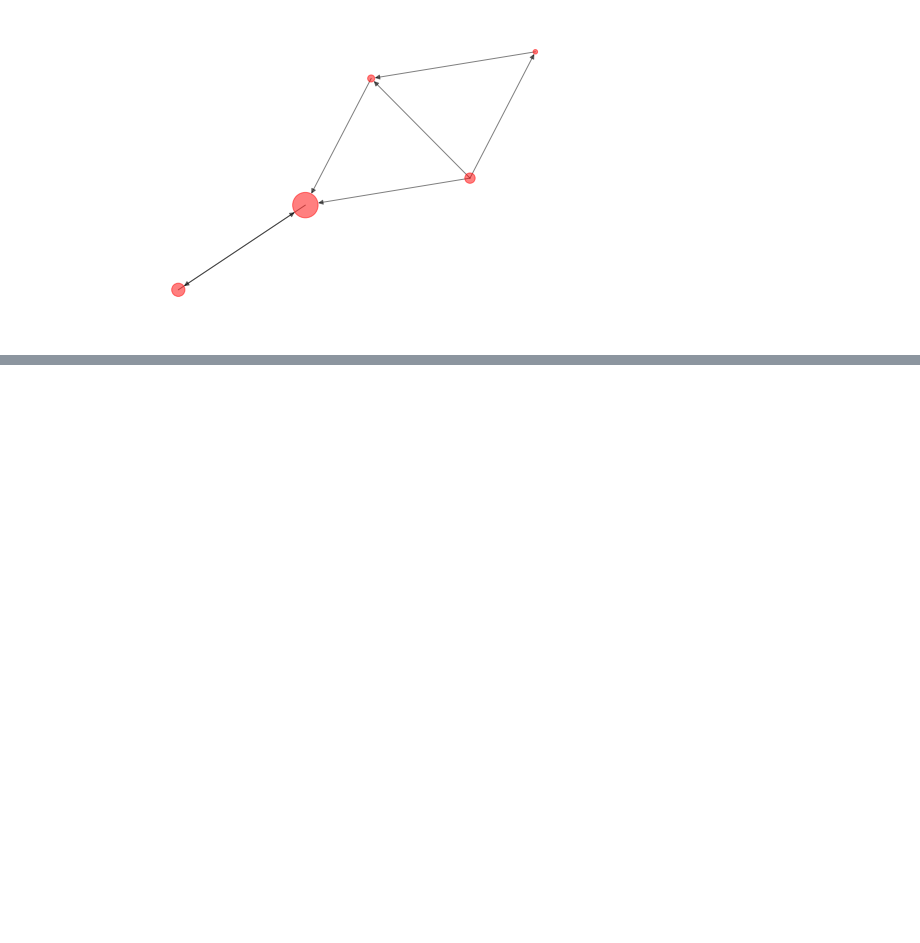
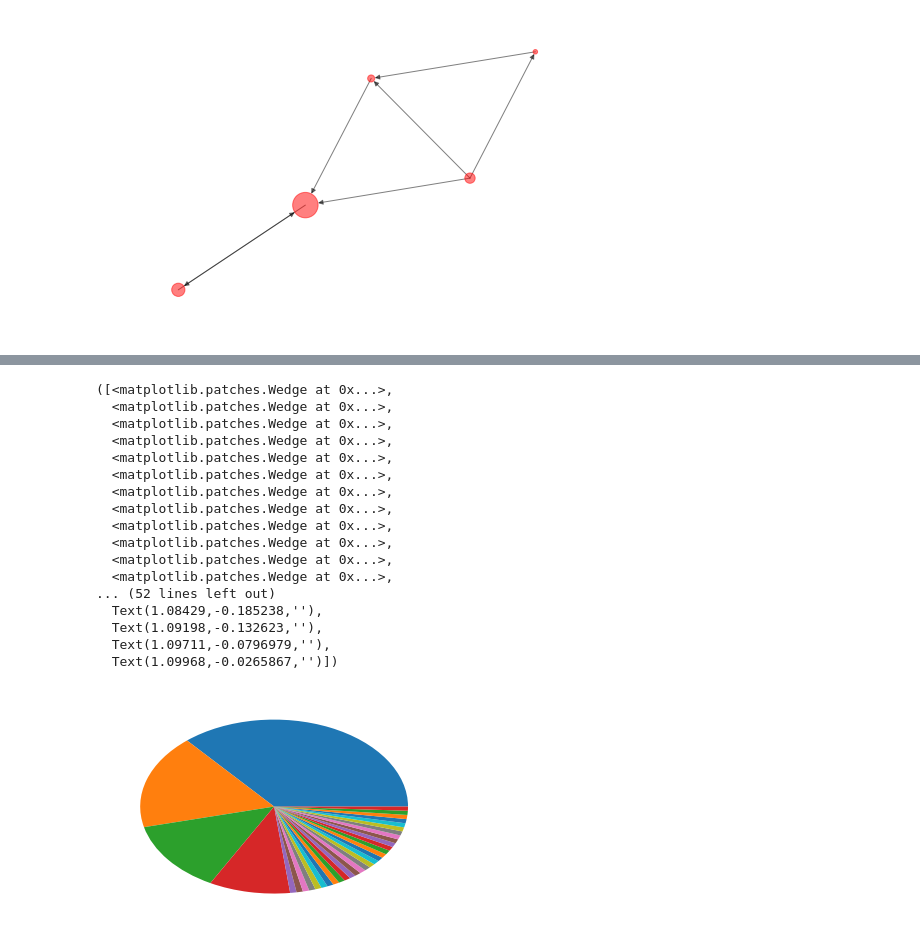
Before and after one commit to sourcecred/research, a Jupyter notebook: exploratory/mZargham/pre-infra/reference_graph.ipynb, the cells around one changed output, grey strips where cells are left out. Drawn from its saved outputs; the diff is of its cells as text; code cells hidden in the pictures; blank space fills up the shorter version.

```diff
--- a/exploratory/mZargham/pre-infra/reference_graph.ipynb
+++ b/exploratory/mZargham/pre-infra/reference_graph.ipynb
@@ -322,0 +322,21 @@ AttributeError: Unknown property logy
+# %%
+plt.pie(results[comment_count-1])
+# %% [output]
+([<matplotlib.patches.Wedge at 0x...>,
+  <matplotlib.patches.Wedge at 0x...>,
+  <matplotlib.patches.Wedge at 0x...>,
+  <matplotlib.patches.Wedge at 0x...>,
+  <matplotlib.patches.Wedge at 0x...>,
+  <matplotlib.patches.Wedge at 0x...>,
+  <matplotlib.patches.Wedge at 0x...>,
+  <matplotlib.patches.Wedge at 0x...>,
+  <matplotlib.patches.Wedge at 0x...>,
+  <matplotlib.patches.Wedge at 0x...>,
+  <matplotlib.patches.Wedge at 0x...>,
+  <matplotlib.patches.Wedge at 0x...>,
+... (52 lines left out)
+  Text(1.08429,-0.185238,''),
+  Text(1.09198,-0.132623,''),
+  Text(1.09711,-0.0796979,''),
+  Text(1.09968,-0.0265867,'')])
+[figure, added]
```
Also changed, not shown: parts of 2 cells of this notebook.
